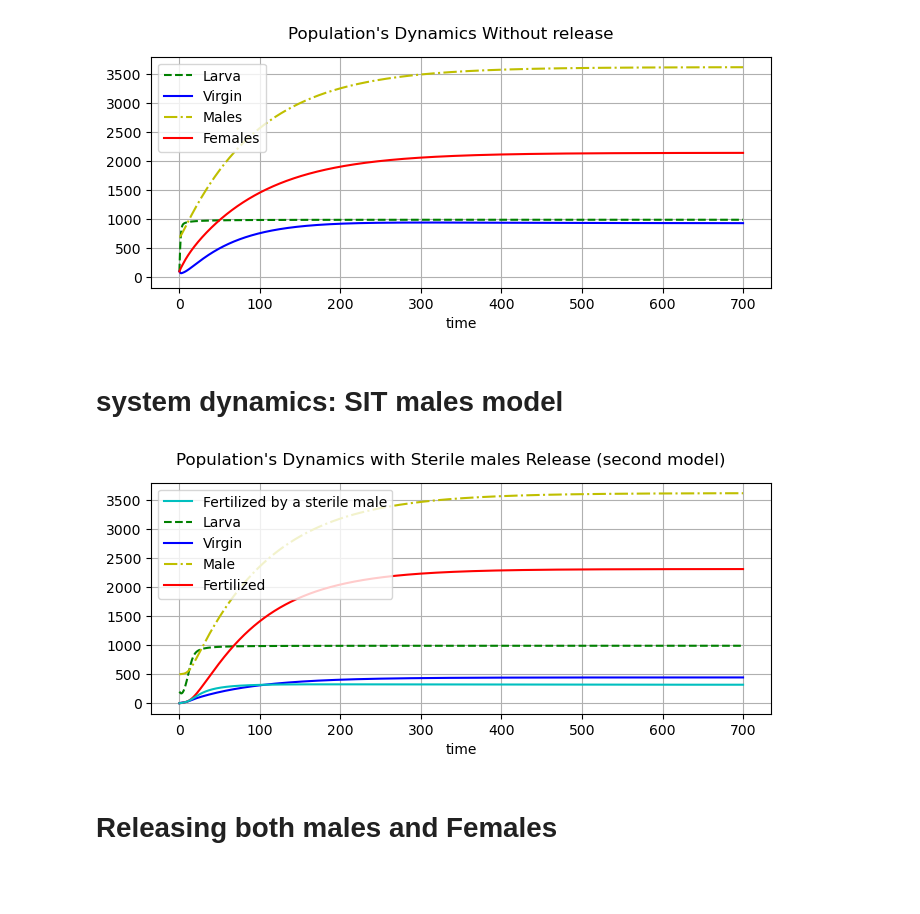
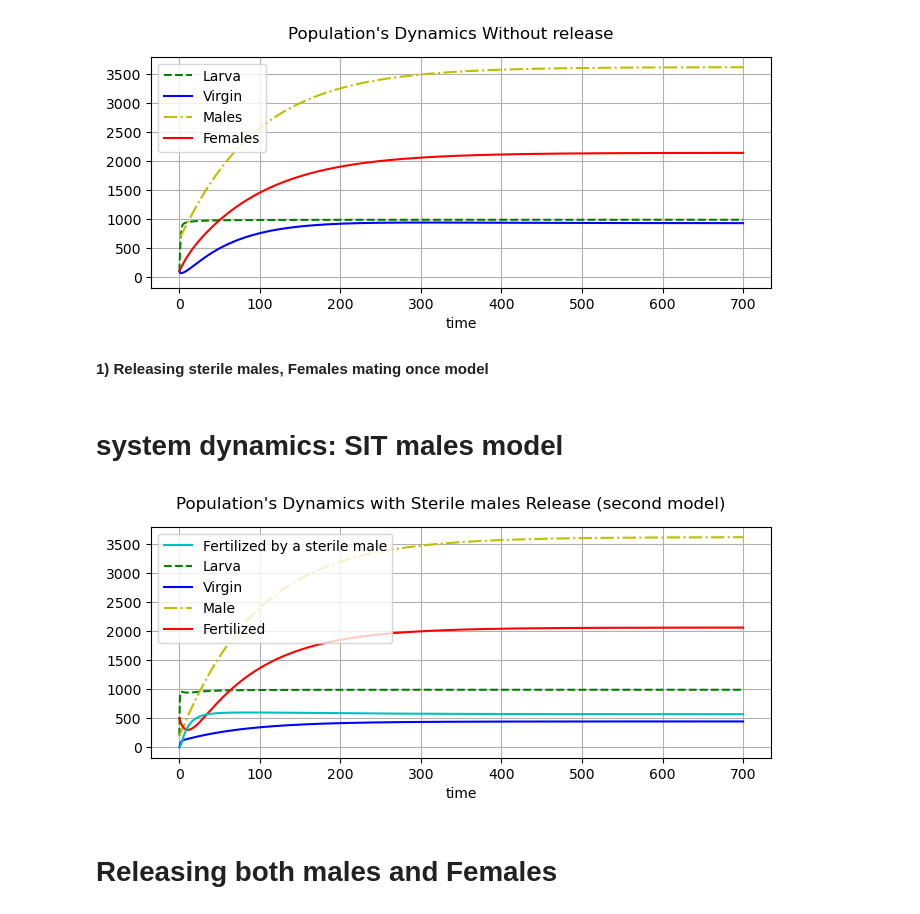
Before and after one commit to m2cci-belkhayt/Controlling-D.suzukii-population-using-mathematical-modeling-and-SIT-with-Females-and-Males-release, a Jupyter notebook: Second non basic model.ipynb, the cells around one changed output. Drawn from its saved outputs; the diff is of its cells as text; code cells hidden in the pictures; blank space fills up the shorter version.

```diff
--- a/Second non basic model.ipynb
+++ b/Second non basic model.ipynb
@@ -162,3 +162,5 @@ X0_base = [100, 700, 100, 100]# L, M, V, F
 Mb = dynamic_ds(X0_base, Ms=0, name="without_SIT_complexe_dynamics 4 compartement males abundancy")
 # %% [output]
 [figure]
+# %% [markdown]
+**1) Releasing sterile males, Females mating once model**
@@ -166,10 +174,10 @@ Mb = dynamic_ds(X0_base, Ms=0, name="without_SIT_complexe_dynamics 4 compartemen
 # system dynamics: SIT males model
 # %%
 #initial conditions
-X0_tis = [200,500,0,0,0]
-dynamic_ds(X0_tis,Ms=500,name="SIT_dynamics")
+X0_tis = [200,200,0,500,0]
+dynamic_ds(X0_tis,Ms=1000,name="SIT_dynamics")
 # %% [output]
-[figure, old version]
+[figure, new version]
 # %% [markdown]
 # Releasing both males and Females
 # %%
```
Also changed, not shown: parts of 1 cell of this notebook, 2 other files.
